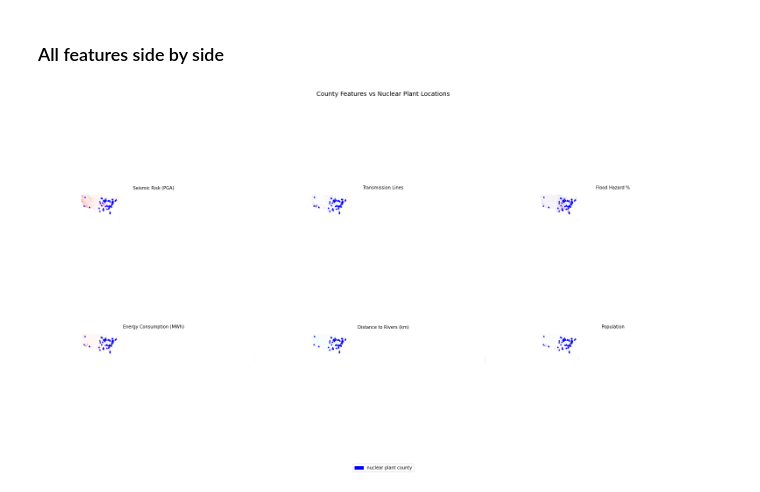
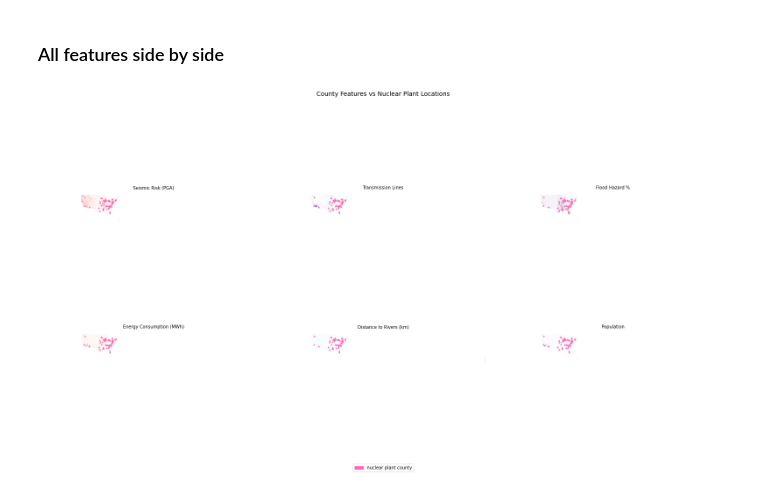
Before and after one commit to quentinconklejr/team-nuclear-family, a Jupyter notebook: notebooks/county_features_vs_nuclear_plants_map.ipynb, the cells around one changed output. Cells and saved outputs as stored; diff of their text form; code cells hidden in the pictures.

Commit message:
triangle colors

```diff
--- a/notebooks/county_features_vs_nuclear_plants_map.ipynb
+++ b/notebooks/county_features_vs_nuclear_plants_map.ipynb
@@ -113,33 +112,33 @@ plot_feature_map(gdf, 'distance_to_rivers_km', 'Distance to Nearest River vs Nuc
 # quick version to see everything at once
 features = [
     ('pga_max',                    'Seismic Risk (PGA)',          'RdPu'),
     ('transmission_lines_count',   'Transmission Lines',          'Purples'),
     ('pct_sfha',                   'Flood Hazard %',              'PuRd'),
     ('total_energy_consumption_mwh','Energy Consumption (MWh)',   'RdPu'),
     ('distance_to_rivers_km',      'Distance to Rivers (km)',     'BuPu'),
     ('population',                 'Population',                  'Purples'),
 ]
 
 fig, axes = plt.subplots(2, 3, figsize=(22, 12))
 axes = axes.flatten()
 
 for i, (col, title, cmap) in enumerate(features):
     ax = axes[i]
     gdf.plot(
         column=col,
         ax=ax,
         cmap=cmap,
         legend=False,
         missing_kwds={'color': 'lightgray'}
     )
-    plant_points.plot(ax=ax, color='blue', markersize=8, marker='^', zorder=5)
+    plant_points.plot(ax=ax, color='hotpink', markersize=8, marker='^', zorder=5)
     ax.set_title(title, fontsize=10)
     ax.set_axis_off()
 
-plant_marker = mpatches.Patch(color='blue', label='nuclear plant county')
+plant_marker = mpatches.Patch(color='hotpink', label='nuclear plant county')
 fig.legend(handles=[plant_marker], loc='lower center', fontsize=10, ncol=1)
 plt.suptitle('County Features vs Nuclear Plant Locations', fontsize=14, y=1.01)
 plt.tight_layout()
 plt.show()
 # %% [output]
-[figure, old version]
+[figure, new version]
```
Also changed, not shown: parts of 7 cells of this notebook.
